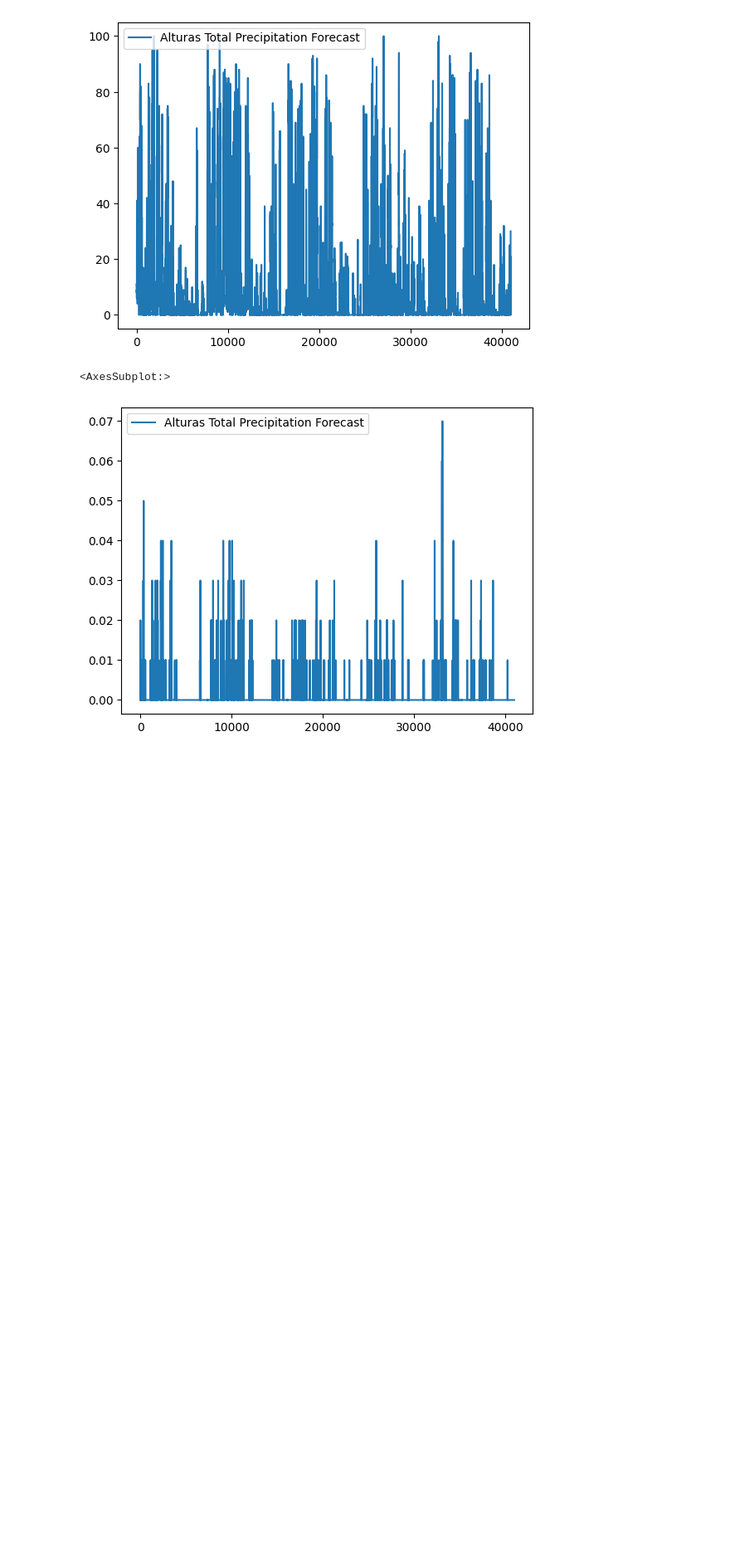
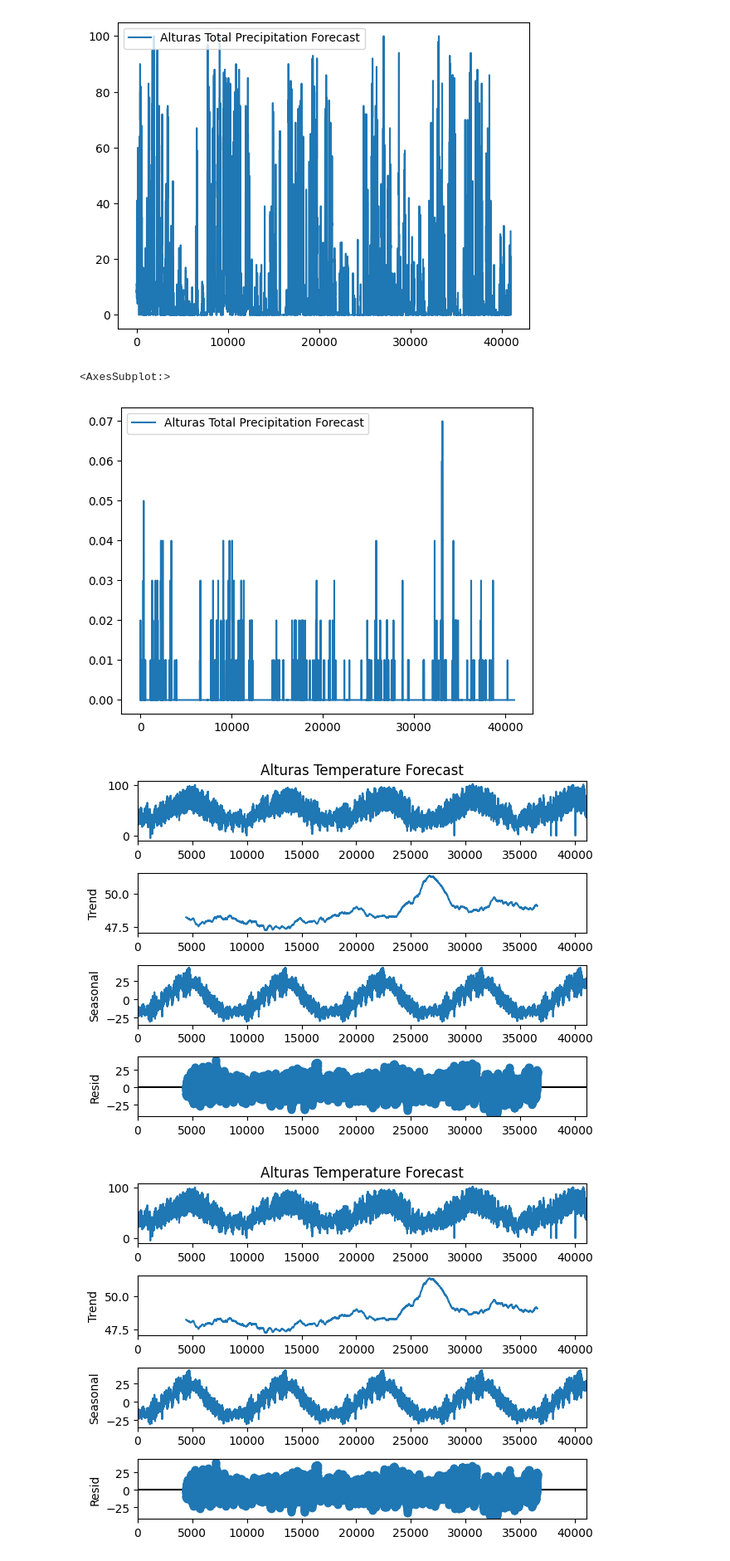
Before and after one commit to simoneliasen/yggdrasil, a Jupyter notebook: data_exploration/data_exploration.ipynb, the cells around one changed output. Shown: that part at 83% size. Cells and saved outputs as stored; diff of their text form; code cells hidden in the pictures; blank space fills up the shorter version.

```diff
--- a/data_exploration/data_exploration.ipynb
+++ b/data_exploration/data_exploration.ipynb
@@ -106,3 +149,13 @@ df_precipation_prob[['Alturas Total Precipitation Forecast']].plot()
 # %% [output]
 <AxesSubplot:>
 [figure]
+# %%
+from statsmodels.tsa.seasonal import seasonal_decompose
+df = pd.read_csv(r"..\\data\\weather_data\\temperature.csv")
+#df['Alturas Temperature Forecast'].plot();
+df.dropna(inplace=True)
+result=seasonal_decompose(df['Alturas Temperature Forecast'], model='Multiplicative', period=24*365)
+result.plot()
+# %% [output]
+[figure, added]
+[figure, added]
```
Also changed, not shown: parts of 7 cells of this notebook, 1 other file.
